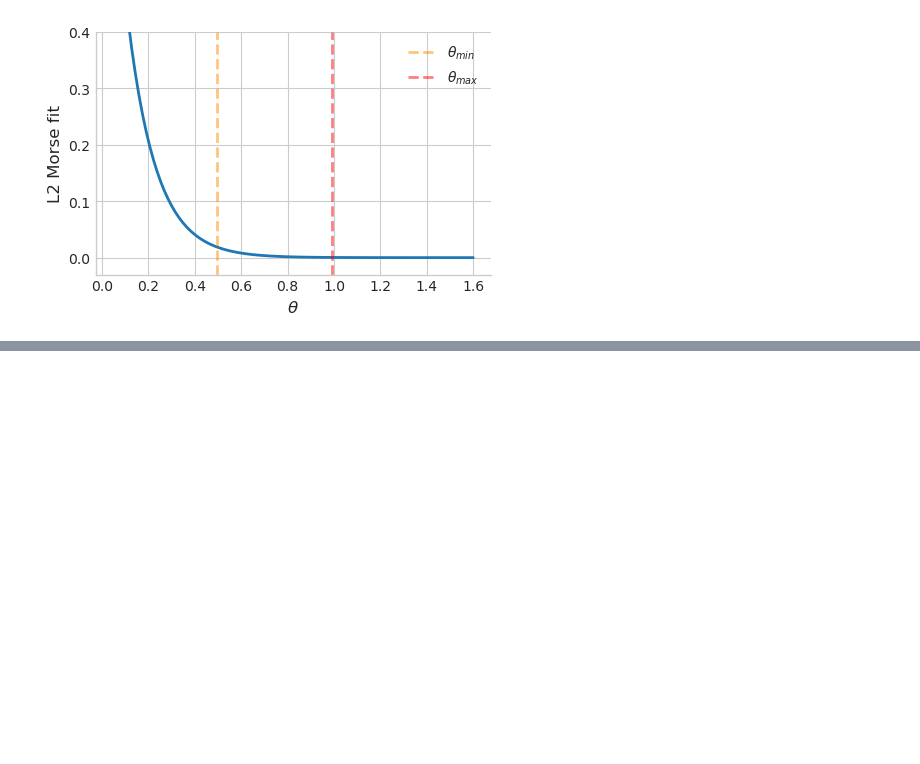
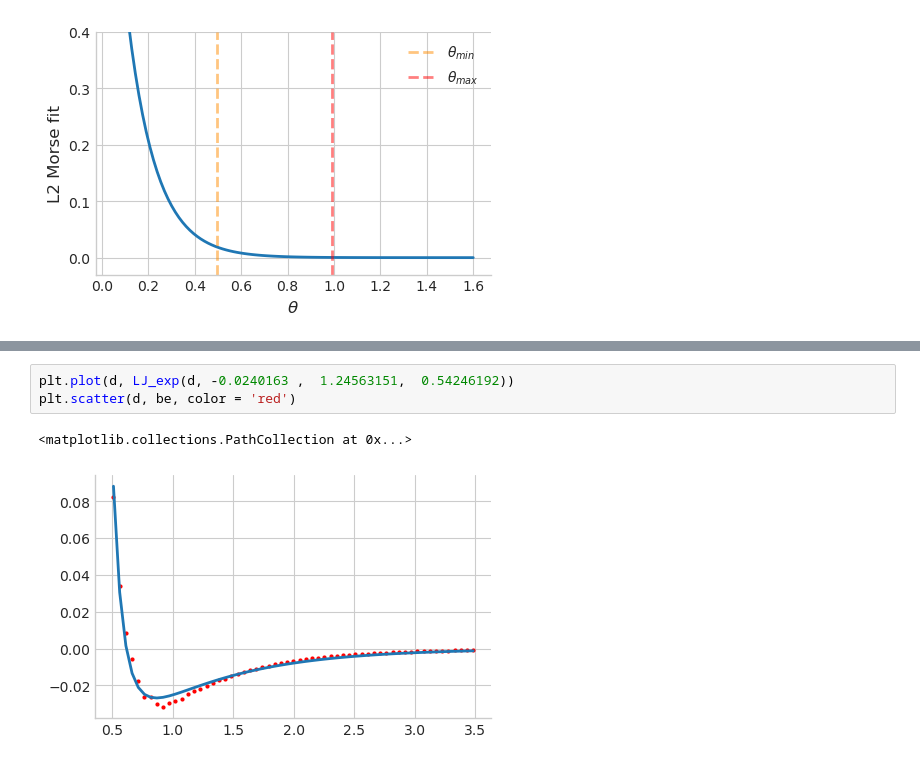
Before and after one commit to MatthieuSarkis/Long-range-intermolecular-interactions-on-a-continuous-variable-quantum-computer, a Jupyter notebook: plot_alternate.ipynb, the cells around one changed output, grey strips where cells are left out. Drawn from its saved outputs; the diff is of its cells as text; blank space fills up the shorter version.

```diff
--- a/plot_alternate.ipynb
+++ b/plot_alternate.ipynb
@@ -534,0 +639,6 @@ plt.savefig('./plottini/Morse_quality.pdf', dpi=300, transparent=False, bbox_inc
+# %%
+plt.plot(d, LJ_exp(d, -0.0240163 ,  1.24563151,  0.54246192))
+plt.scatter(d, be, color = 'red')
+# %% [output]
+<matplotlib.collections.PathCollection at 0x...>
+[figure, added]
```
Also changed, not shown: parts of 10 cells of this notebook, 1 other file.
